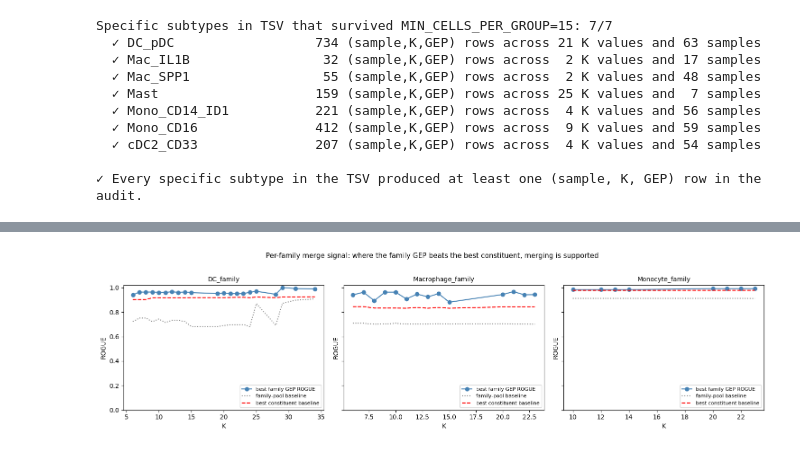
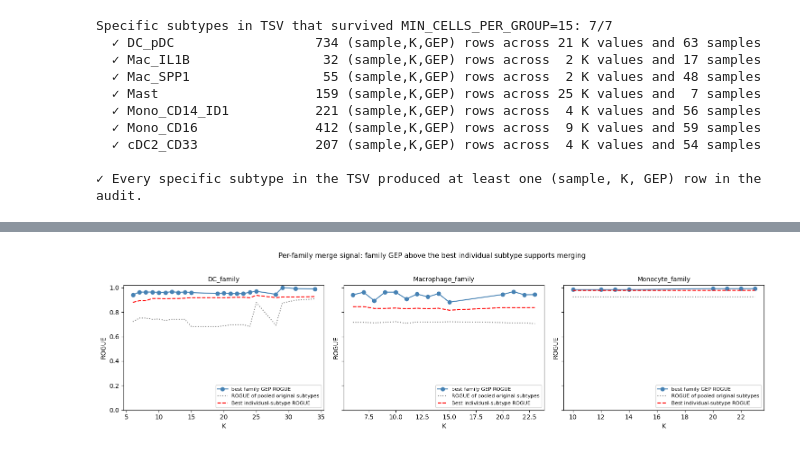
Before and after one commit to sumedhars/dinh-lab-clanp, a Jupyter notebook: 4_rogue_per_gep_audit.ipynb, the cells around one changed output, grey strips where cells are left out. Saved outputs shown, nothing was run; the diff lists cells and outputs as text; code cells hidden in the pictures.

```diff
--- a/4_rogue_per_gep_audit.ipynb
+++ b/4_rogue_per_gep_audit.ipynb
@@ -874,7 +1194,7 @@ for ax, lbl in zip(axes, labels_present):
     base = baseline_by_label.get(lbl, np.nan)
     if not pd.isna(base):
         ax.axhline(base, ls='--', color='red', alpha=0.7,
-                   label=f'baseline = {base:.2f}')
+                   label=f'Original-label ROGUE = {base:.2f}')
     ax.set_title(lbl, fontsize=9)
     ax.set_ylabel('ROGUE')
     ax.set_xlabel('K')
@@ -884,7 +1204,7 @@ for ax, lbl in zip(axes, labels_present):
 for ax in axes[n:]:
     ax.set_visible(False)
 
-plt.suptitle("Per-label split signal: best GEP ROGUE vs original-annotation baseline",
+plt.suptitle("Per-label split signal: best GEP ROGUE vs original-label ROGUE",
              y=1.00, fontsize=12)
 plt.tight_layout()
 plt.savefig(f"{OUT_DIR}/per_label_split_signal.png", dpi=150, bbox_inches='tight')
@@ -899,34 +1219,34 @@ family_audit = audit_df[audit_df['label_kind'] == 'family'].copy()
 per_family_best = (family_audit
                    .groupby(['label', 'K'])
                    .agg(best_ROGUE     =('ROGUE', 'max'),
                         med_pool_base  =('baseline_ROGUE',      'median'),
                         med_mean_base  =('baseline_ROGUE_mean', 'median'),
                         med_max_base   =('baseline_ROGUE_max',  'median'))
                    .reset_index())
 
 families_present = sorted(per_family_best['label'].unique())
 n = len(families_present)
 fig, axes = plt.subplots(1, n, figsize=(5 * n, 4), sharey=True)
 axes = np.atleast_1d(axes)
 
 for ax, fam_lbl in zip(axes, families_present):
     df = per_family_best[per_family_best['label'] == fam_lbl].sort_values('K')
     ax.plot(df['K'], df['best_ROGUE'],   marker='o', color='steelblue',
             label='best family GEP ROGUE')
     ax.plot(df['K'], df['med_pool_base'], ls=':',  color='gray',
-            label='family-pool baseline')
+        label='ROGUE of pooled original subtypes')
     ax.plot(df['K'], df['med_max_base'],  ls='--', color='red',
-            label='best constituent baseline')
+            label='Best individual-subtype ROGUE')
     ax.set_title(fam_lbl, fontsize=10)
     ax.set_xlabel('K')
     ax.set_ylabel('ROGUE')
     ax.set_ylim(0, 1.02)
     ax.legend(fontsize=8, loc='lower right')
 
-plt.suptitle("Per-family merge signal: where the family GEP beats the best constituent, merging is supported",
+plt.suptitle("Per-family merge signal: family GEP above the best individual subtype supports merging",
              y=1.02, fontsize=11)
 plt.tight_layout()
 plt.savefig(f"{OUT_DIR}/per_family_merge_signal.png", dpi=150, bbox_inches='tight')
 plt.show()
 # %% [output]
-[figure, old version]
+[figure, new version]
```
Also changed, not shown: parts of 20 cells of this notebook, 48 other files.
